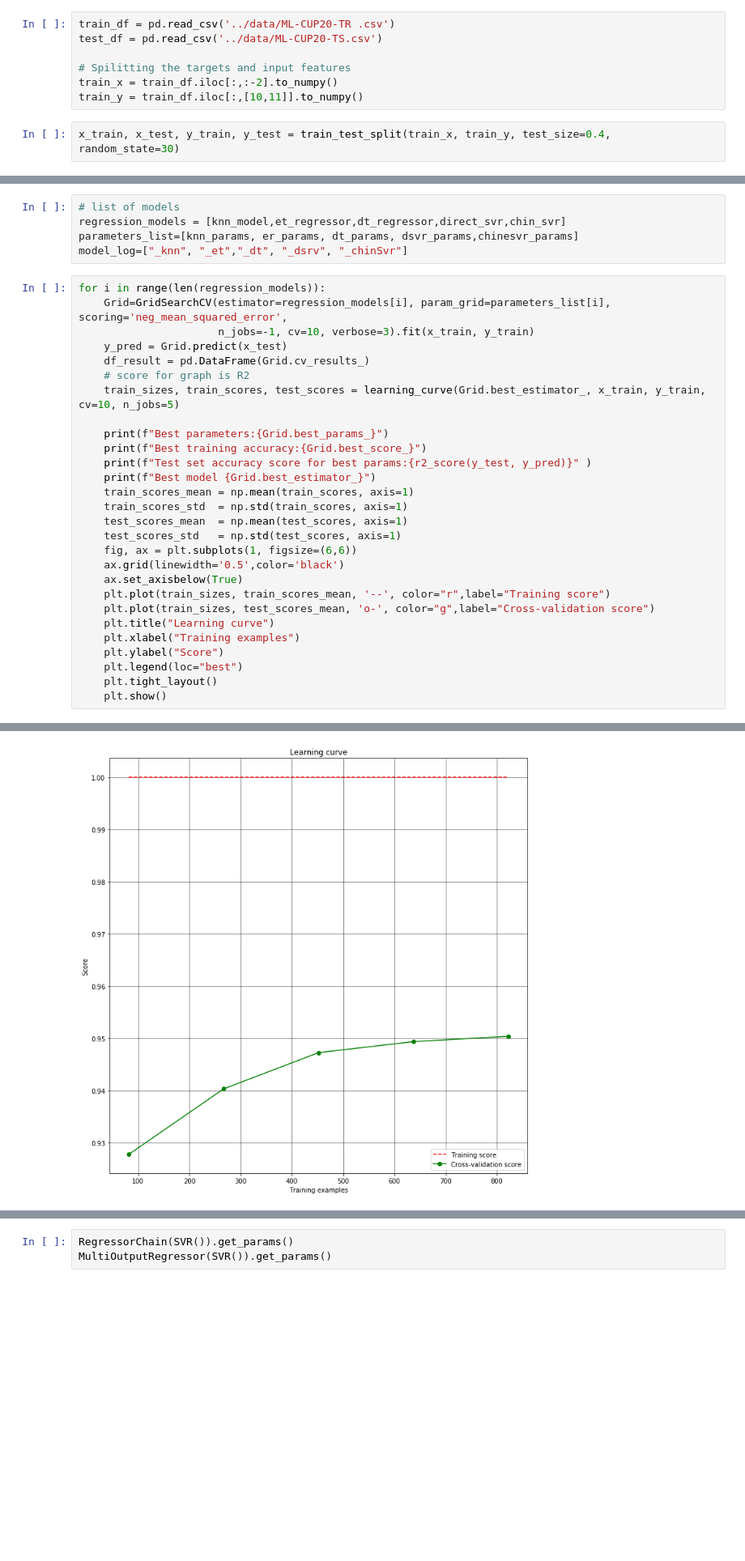
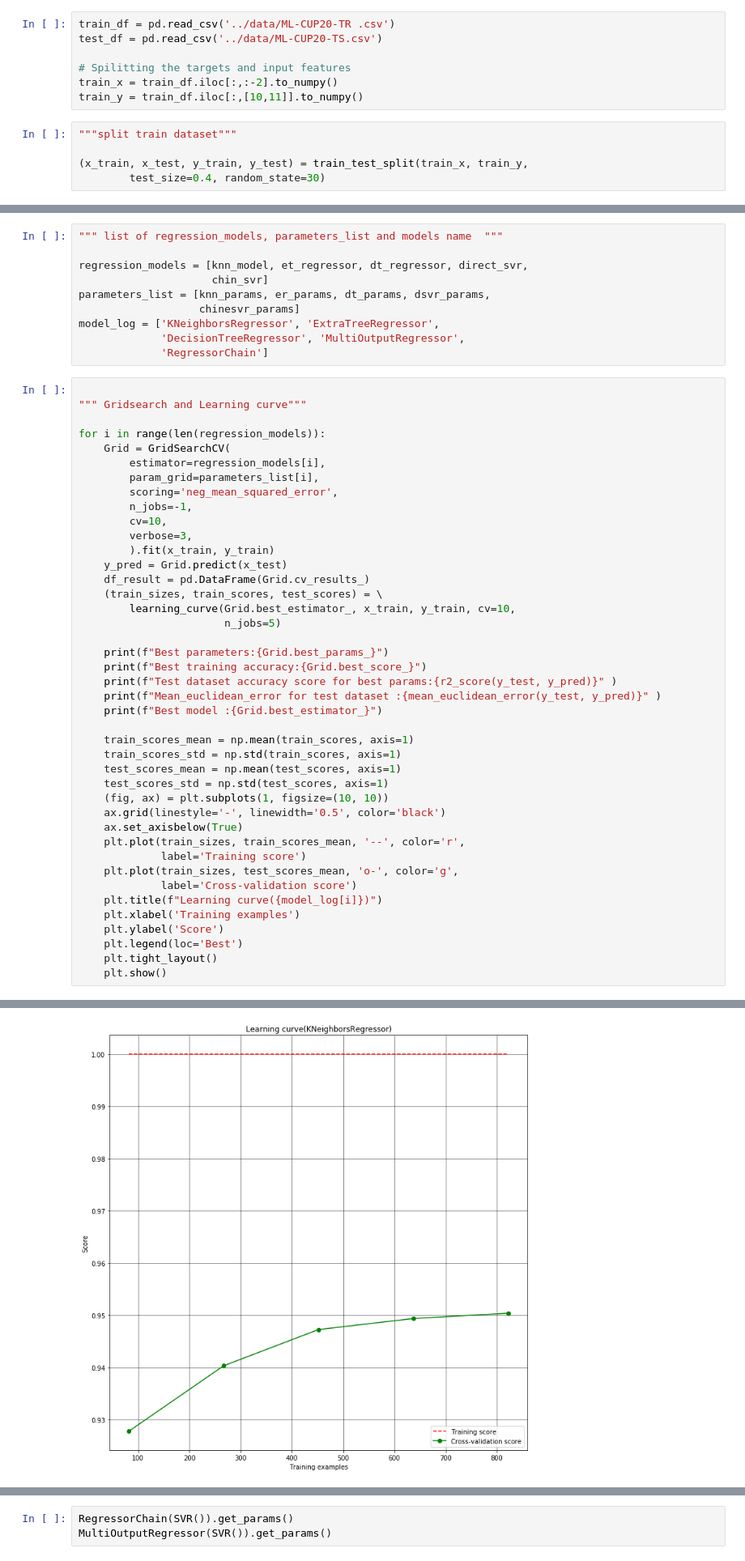
Before and after one commit to dawitanelay/ML-Project-20, a Jupyter notebook: Regression_models_forcup.ipynb, the cells around one changed output, grey strips where cells are left out. Shown at 81% size. Cells and saved outputs as stored; diff of their text form; blank space fills up the shorter version.

```diff
--- a/Regression_models_forcup.ipynb
+++ b/Regression_models_forcup.ipynb
@@ -27,5 +37,8 @@ test_df = pd.read_csv('../data/ML-CUP20-TS.csv')
 train_x = train_df.iloc[:,:-2].to_numpy()
 train_y = train_df.iloc[:,[10,11]].to_numpy()
 # %%
-x_train, x_test, y_train, y_test = train_test_split(train_x, train_y, test_size=0.4, random_state=30)
+"""split train dataset"""
+
+(x_train, x_test, y_train, y_test) = train_test_split(train_x, train_y,
+        test_size=0.4, random_state=30)
 # %%
@@ -75,34 +118,53 @@ chinesvr_params={
 # %%
-# list of models
-regression_models = [knn_model,et_regressor,dt_regressor,direct_svr,chin_svr]
-parameters_list=[knn_params, er_params, dt_params, dsvr_params,chinesvr_params]
-model_log=["_knn", "_et","_dt", "_dsrv", "_chinSvr"]
+""" list of regression_models, parameters_list and models name  """
+
+regression_models = [knn_model, et_regressor, dt_regressor, direct_svr,
+                     chin_svr]
+parameters_list = [knn_params, er_params, dt_params, dsvr_params,
+                   chinesvr_params]
+model_log = ['KNeighborsRegressor', 'ExtraTreeRegressor',
+             'DecisionTreeRegressor', 'MultiOutputRegressor',
+             'RegressorChain']
 # %%
+
+""" Gridsearch and Learning curve"""
+
 for i in range(len(regression_models)):
-    Grid=GridSearchCV(estimator=regression_models[i], param_grid=parameters_list[i], scoring='neg_mean_squared_error',
-                      n_jobs=-1, cv=10, verbose=3).fit(x_train, y_train)
+    Grid = GridSearchCV(
+        estimator=regression_models[i],
+        param_grid=parameters_list[i],
+        scoring='neg_mean_squared_error',
+        n_jobs=-1,
+        cv=10,
+        verbose=3,
+        ).fit(x_train, y_train)
     y_pred = Grid.predict(x_test)
     df_result = pd.DataFrame(Grid.cv_results_)
-    # score for graph is R2
-    train_sizes, train_scores, test_scores = learning_curve(Grid.best_estimator_, x_train, y_train, cv=10, n_jobs=5)
+    (train_sizes, train_scores, test_scores) = \
+        learning_curve(Grid.best_estimator_, x_train, y_train, cv=10,
+                       n_jobs=5)
 
     print(f"Best parameters:{Grid.best_params_}")
     print(f"Best training accuracy:{Grid.best_score_}")
-    print(f"Test set accuracy score for best params:{r2_score(y_test, y_pred)}" )
-    print(f"Best model {Grid.best_estimator_}")
+    print(f"Test dataset accuracy score for best params:{r2_score(y_test, y_pred)}" )
+    print(f"Mean_euclidean_error for test dataset :{mean_euclidean_error(y_test, y_pred)}" )
+    print(f"Best model :{Grid.best_estimator_}")
+
     train_scores_mean = np.mean(train_scores, axis=1)
-    train_scores_std  = np.std(train_scores, axis=1)
-    test_scores_mean  = np.mean(test_scores, axis=1)
-    test_scores_std   = np.std(test_scores, axis=1)
-    fig, ax = plt.subplots(1, figsize=(6,6))
-    ax.grid(linewidth='0.5',color='black')
+    train_scores_std = np.std(train_scores, axis=1)
+    test_scores_mean = np.mean(test_scores, axis=1)
+    test_scores_std = np.std(test_scores, axis=1)
+    (fig, ax) = plt.subplots(1, figsize=(10, 10))
+    ax.grid(linestyle='-', linewidth='0.5', color='black')
     ax.set_axisbelow(True)
-    plt.plot(train_sizes, train_scores_mean, '--', color="r",label="Training score")
-    plt.plot(train_sizes, test_scores_mean, 'o-', color="g",label="Cross-validation score")
-    plt.title("Learning curve")
-    plt.xlabel("Training examples")
-    plt.ylabel("Score")
-    plt.legend(loc="best")
+    plt.plot(train_sizes, train_scores_mean, '--', color='r',
+             label='Training score')
+    plt.plot(train_sizes, test_scores_mean, 'o-', color='g',
+             label='Cross-validation score')
+    plt.title(f"Learning curve({model_log[i]})")
+    plt.xlabel('Training examples')
+    plt.ylabel('Score')
+    plt.legend(loc='Best')
     plt.tight_layout()
     plt.show()
 # %% [output]
@@ -132 +206 @@ Best model Pipeline(memory=None,
-[figure, old version]
+[figure, new version]
```
Also changed, not shown: parts of 5 cells of this notebook.
